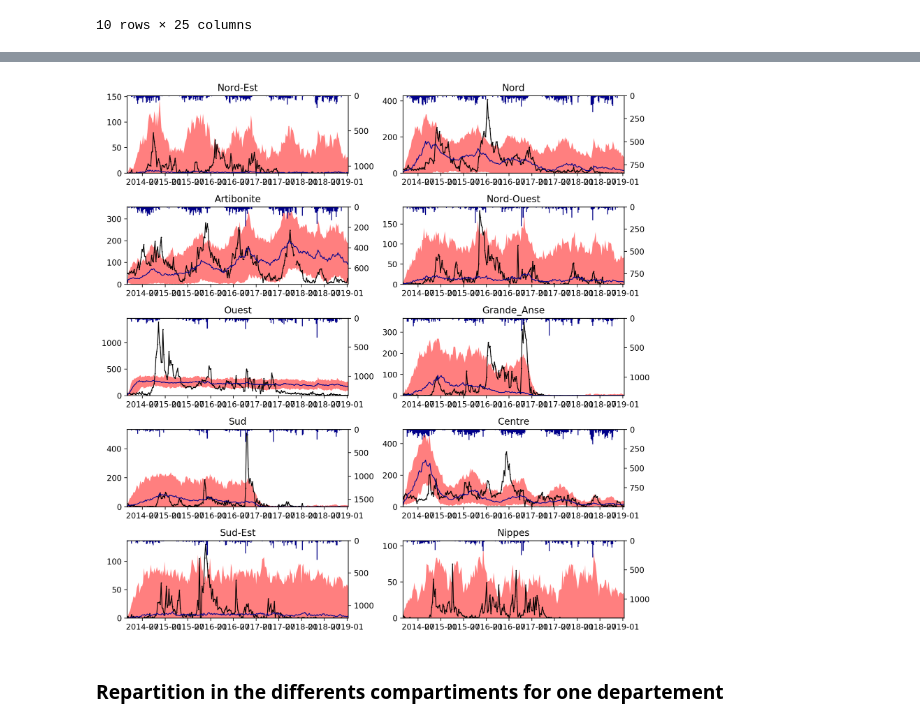
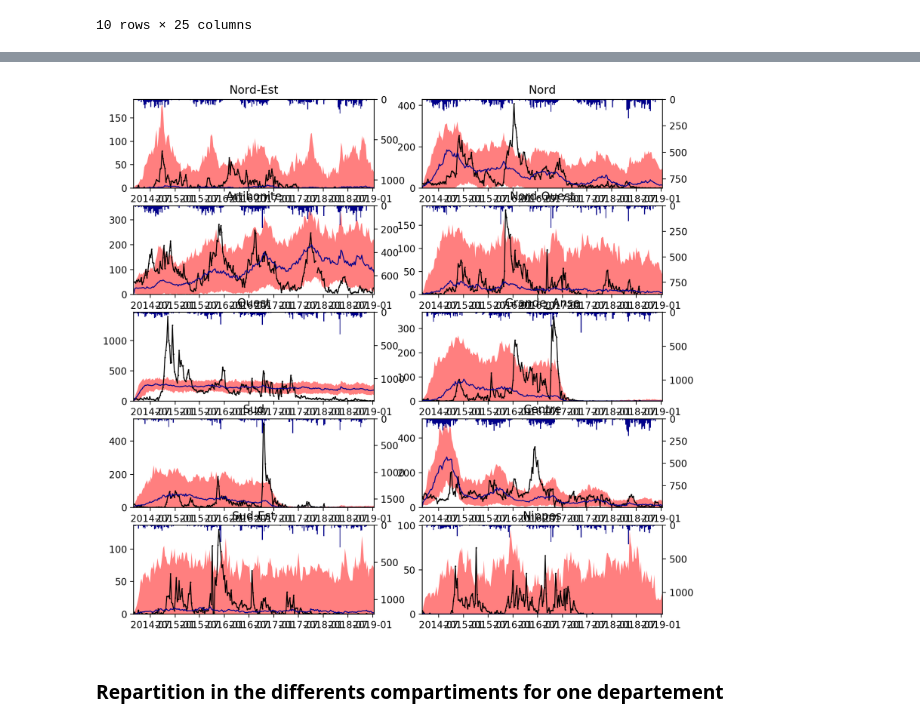
Before and after one commit to jcblemai/haiti-mass-ocv-campaign, a Jupyter notebook: forecast.ipynb, the cells around one changed output, grey strips where cells are left out. Cells and saved outputs as stored; diff of their text form; code cells hidden in the pictures.

```diff
--- a/forecast.ipynb
+++ b/forecast.ipynb
@@ -184,28 +202,28 @@ params_disp
 # %%
 ti = input_parameters['t_start']
 tf = input_parameters['t_end']
 #tf = t_for
 
 fig, axes = plt.subplots((len(dept_avail))//2, 2, figsize=(10,10), squeeze = True, dpi = 200);
 fig.patch.set_facecolor('white')
 axes = axes.flatten();
 for i, dp in enumerate(dept_avail):
 
     axt =  axes[i].twinx()
     axes[i].plot(cases[dp][t_start:][ti:tf], marker='.', linestyle='-',color='k', linewidth=1, markersize=1 )
     axes[i].fill_between(all_data[dp]['cases']['q05'][ti:tf].index, all_data[dp]['cases']['q05'][ti:tf], all_data[dp]['cases']['q95'][ti:tf], alpha = .5, color = 'red', linewidth = 0)
     axes[i].plot(all_data[dp]['cases']['q50'][ti:tf], alpha = 1,linestyle='-', linewidth = 1, color = 'darkblue')
     axt.bar(pd.date_range(ti,tf, freq='W-SAT').date, rain[dp].resample('W-SAT').sum()[ti:tf], label = r'Rainfall', color = 'darkblue', width=7, alpha = 1)
 
     axes[i].set_title(dp)
     axes[i].set_ylim(0)
     axt.set_ylim(4*max(rain[dp].resample('W-SAT').sum()[t_start:t_for]),0) # check if only reverse y
     axes[i].set_xlim(ti, tf)
     #axes[i].legend()
 
-fig.tight_layout()
+#fig.tight_layout()
 # %% [output]
-[figure, old version]
+[figure, new version]
 # %%
 ti = input_parameters['t_start']
 tf = input_parameters['t_end']
```
Also changed, not shown: parts of 2 cells of this notebook, 5 other files.
